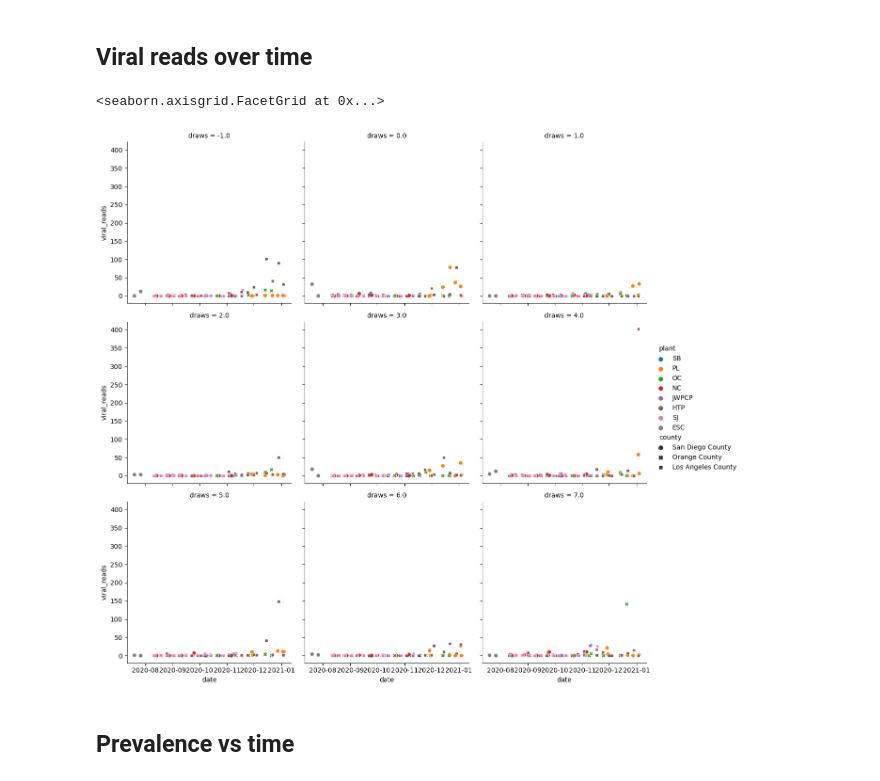
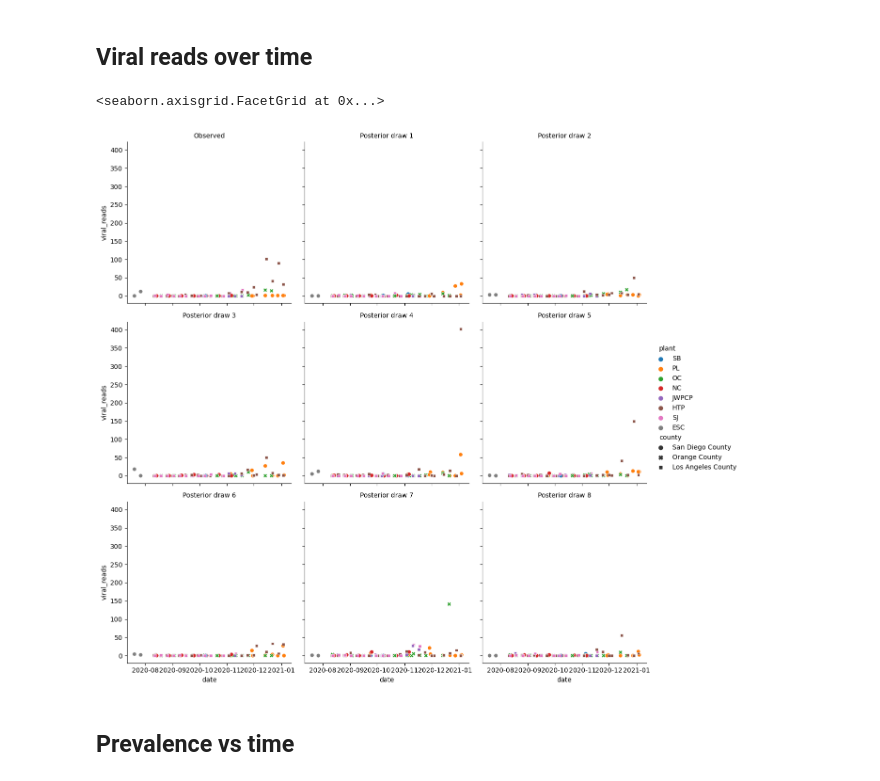
Before and after one commit to naobservatory/p2ra, a Jupyter notebook: post_pred.ipynb, the cells around one changed output. Saved outputs shown, nothing was run; the diff lists cells and outputs as text; code cells hidden in the pictures.

```diff
--- a/post_pred.ipynb
+++ b/post_pred.ipynb
@@ -56,18 +54,3 @@ sns.histplot(
 [figure]
 # %% [markdown]
 ## Viral reads over time
-# %%
-sns.relplot(
-    data=df[(df["draws"] < 8) | (df["observation_type"] == "data")],
-    col_wrap=3,
-    col="draws",
-    x="date",
-    y="viral_reads",
-    hue="plant",
-    style="county",
-    legend=True,
-    height=4,
-)
-# %% [output]
-<seaborn.axisgrid.FacetGrid at 0x...>
-[figure, removed]
@@ -74,3 +86,8 @@ sns.relplot(
+# %%
+posterior_grid(df, "date", "viral_reads", style="county", hue="plant")
+# %% [output]
+<seaborn.axisgrid.FacetGrid at 0x...>
+[figure, added]
 # %% [markdown]
 ## Prevalence vs time
 # %%
```
Also changed, not shown: parts of 5 cells of this notebook.
